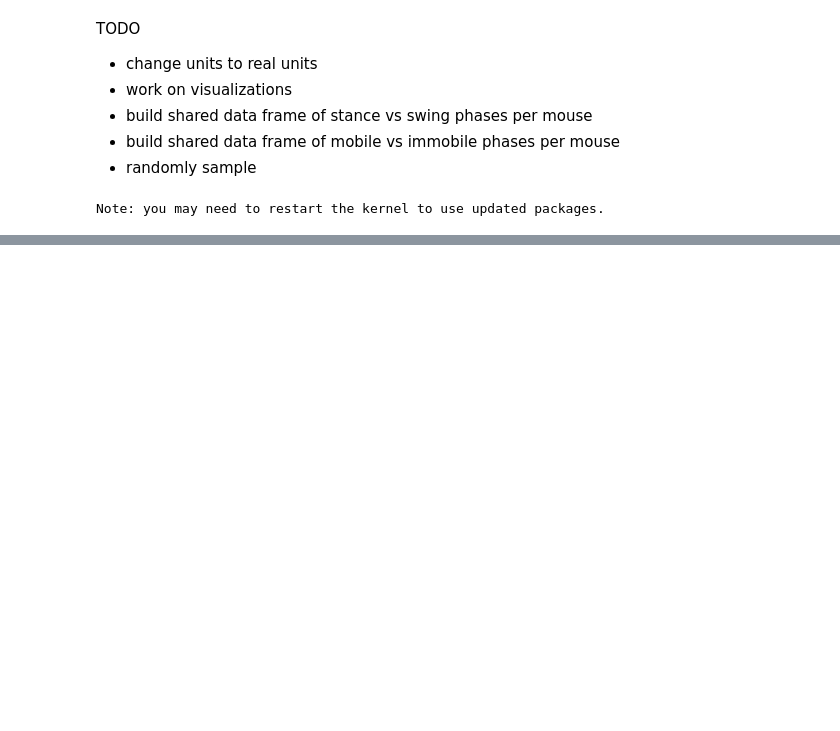
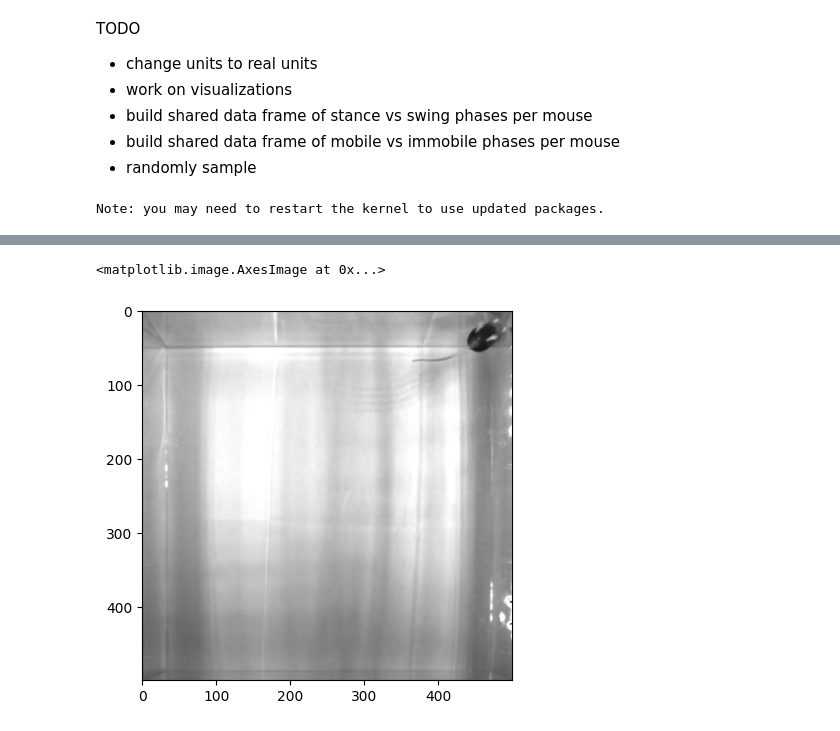
Before and after one commit to A-Telfer/mouse-gait-analysis, a Jupyter notebook: docs/explore_data.ipynb, the cells around one changed output, grey strips where cells are left out. Saved outputs shown, nothing was run; the diff lists cells and outputs as text; code cells hidden in the pictures; blank space fills up the shorter version.

Commit message:
added visualizations

```diff
--- a/docs/explore_data.ipynb
+++ b/docs/explore_data.ipynb
@@ -19,7 +20,7 @@ from mouse_gait_analysis.utils import VideoAnalysis
 # %%
 video_analysis = VideoAnalysis(
-    "/Users/andretelfer/shared/thea/trial-analysis/AccA19.mp4",
-    "/Users/andretelfer/shared/thea/trial-analysis/AccA19DLC_resnet50_A19allMar17shuffle1_1030000.h5")
+    "/home/andretelfer/shared/curated/thea/trial-analysis/videos/AccA19.mp4",
+    "/home/andretelfer/shared/curated/thea/trial-analysis/labels/AccA19DLC_resnet50_A19allMar17shuffle1_1030000.h5")
 # %%
 video_analysis.keypoints = filter_likelihood(video_analysis.keypoints, 0.6)
 video_analysis.keypoints = filter_distance_traveled(video_analysis.keypoints, 20, 5)
@@ -40,0 +27,12 @@ video_analysis.keypoints = filter_distance_traveled(video_analysis.keypoints, 20
+# %%
+video = Path(video_analysis.video).parts[-1]
+
+registration_points = pd.read_csv("/home/andretelfer/repos/mouse-gait-analysis/tests/test_data/registration_points.csv")
+registration_points['video'] = registration_points.video.apply(lambda x: Path(x).parts[-1])
+points = registration_points.groupby('video').get_group(video)[['y', 'x']].values
+w, h = 500, 500
+target = [[0,0], [w,0], [w,h], [0,h]]
+target = np.array(target)
+transformer = PerspectiveTransformer()
+transformer.register(points, target)
+transformer.apply(video_analysis.keypoints)
@@ -40,0 +55,8 @@ video_analysis.keypoints = filter_distance_traveled(video_analysis.keypoints, 20
+# %%
+reader = VideoReader(video_analysis.video)
+frame = reader[20000]
+frame = transformer.apply(frame)
+plt.imshow(frame)
+# %% [output]
+<matplotlib.image.AxesImage at 0x...>
+[figure, added]
```
Also changed, not shown: parts of 6 cells of this notebook, 9 other files.
